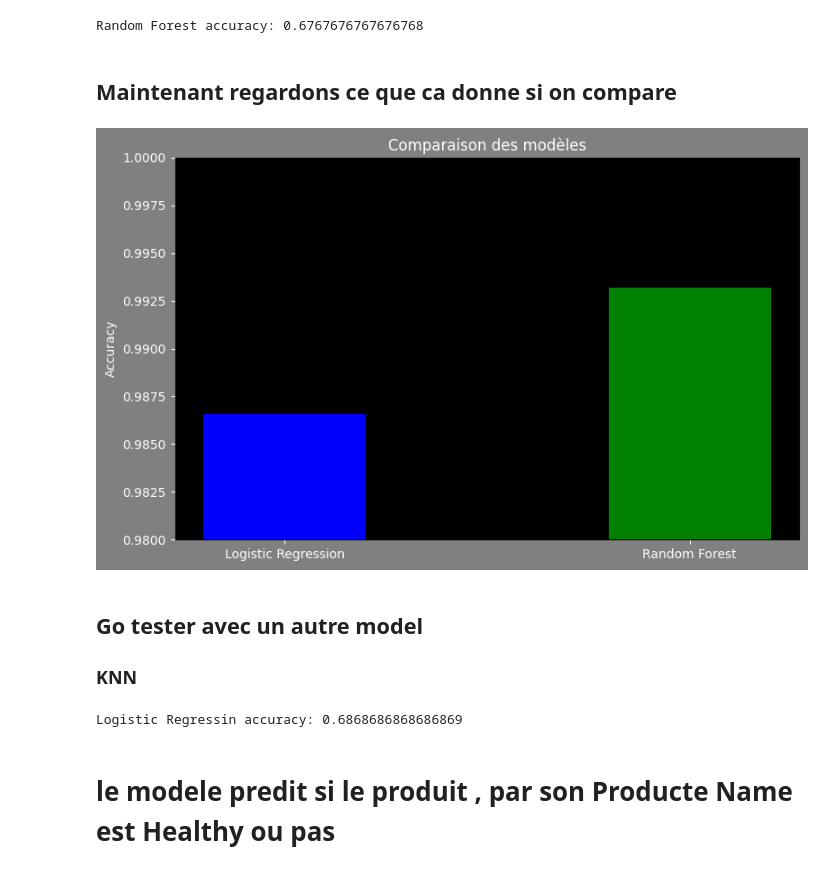
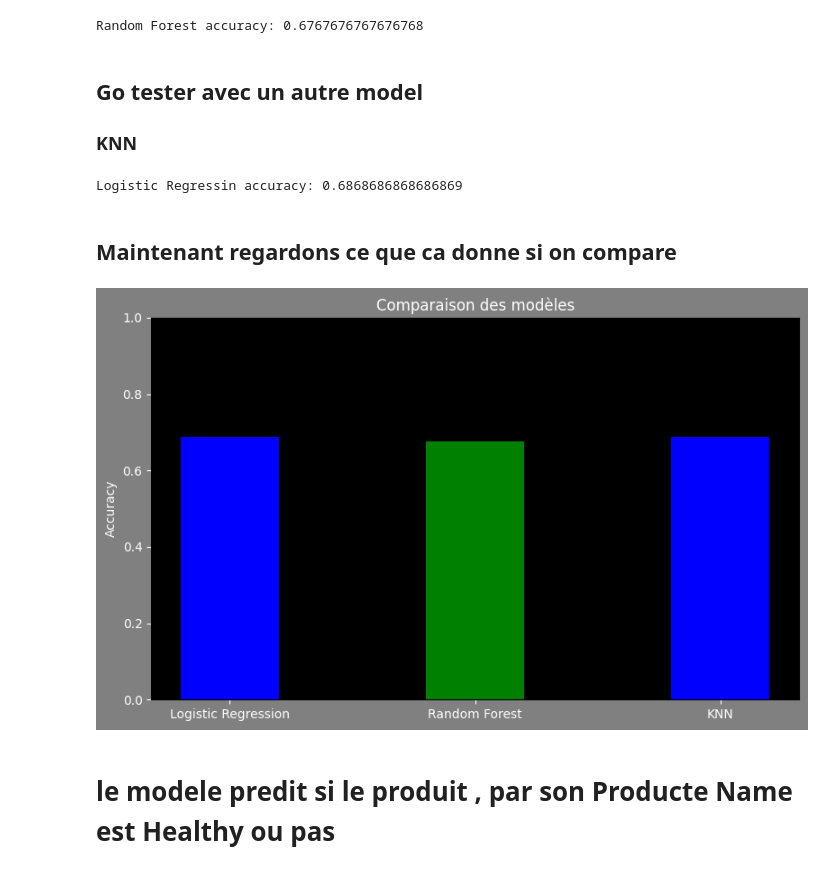
Before and after one commit to Slacknsss/NextBuy-Machine-Learning, a Jupyter notebook: notebookSLACK.ipynb, the cells around one changed output. Saved outputs shown, nothing was run; the diff lists cells and outputs as text; code cells hidden in the pictures.

```diff
--- a/notebookSLACK.ipynb
+++ b/notebookSLACK.ipynb
@@ -441,39 +441,41 @@ y_pred2 = model2.predict(X_test)
 print("Random Forest accuracy:", accuracy_score(y_test, y_pred2))
 # %% [output]
 Random Forest accuracy: 0.6767676767676768
+# %% [markdown]
+## Go tester avec un autre model
+### KNN
+# %%
+from sklearn.neighbors import KNeighborsClassifier
+X_train_dense = X_train.toarray()
+X_test_dense = X_test.toarray()
+
+model3 = KNeighborsClassifier()
+model3.fit(X_train_dense, y_train)
+y_pred3 = model3.predict(X_test_dense)
+
+print("Logistic Regressin accuracy:", accuracy_score(y_test, y_pred3))
+# %% [output]
+Logistic Regressin accuracy: 0.6868686868686869
 # %% [markdown]
 ## Maintenant regardons ce que ca donne si on compare
 # %%
-models = ['Logistic Regression', 'Random Forest']
-scores = [0.9866, 0.9932]
+models = ['Logistic Regression', 'Random Forest', 'KNN']
+scores = [accuracy_score(y_test, model1.predict(X_test)),
+          accuracy_score(y_test, model2.predict(X_test)),
+          accuracy_score(y_test, model3.predict(X_test))]
 
 plt.figure(figsize=(8, 5), facecolor='grey')
 ax = plt.gca()
 ax.set_facecolor('black')
 plt.bar(models, scores, color=['blue', 'green'], width=0.4)
 plt.title('Comparaison des modèles', color='white')
 plt.ylabel('Accuracy', color='white')
-plt.ylim(0.98, 1.0)#pour zoomer sur la difference entre les deuc model sinon le sbarres paraissnet identique
+plt.ylim(0.0, 1.0)#pour zoomer sur la difference entre les deuc model sinon le sbarres paraissnet identique
 plt.tick_params(colors='white')
 plt.tight_layout()
 plt.show()
 # %% [output]
-[figure, old version]
+[figure, new version]
-# %% [markdown]
-## Go tester avec un autre model
-### KNN
-# %%
-from sklearn.neighbors import KNeighborsClassifier
-X_train_dense = X_train.toarray()
-X_test_dense = X_test.toarray()
-
-model3 = KNeighborsClassifier()
-model3.fit(X_train_dense, y_train)
-y_pred3 = model3.predict(X_test_dense)
-
-print("Logistic Regressin accuracy:", accuracy_score(y_test, y_pred3))
-# %% [output]
-Logistic Regressin accuracy: 0.6868686868686869
 # %% [markdown]
 # le modele predit si le produit , par son Producte Name est Healthy ou pas
 # %% [markdown]
```
